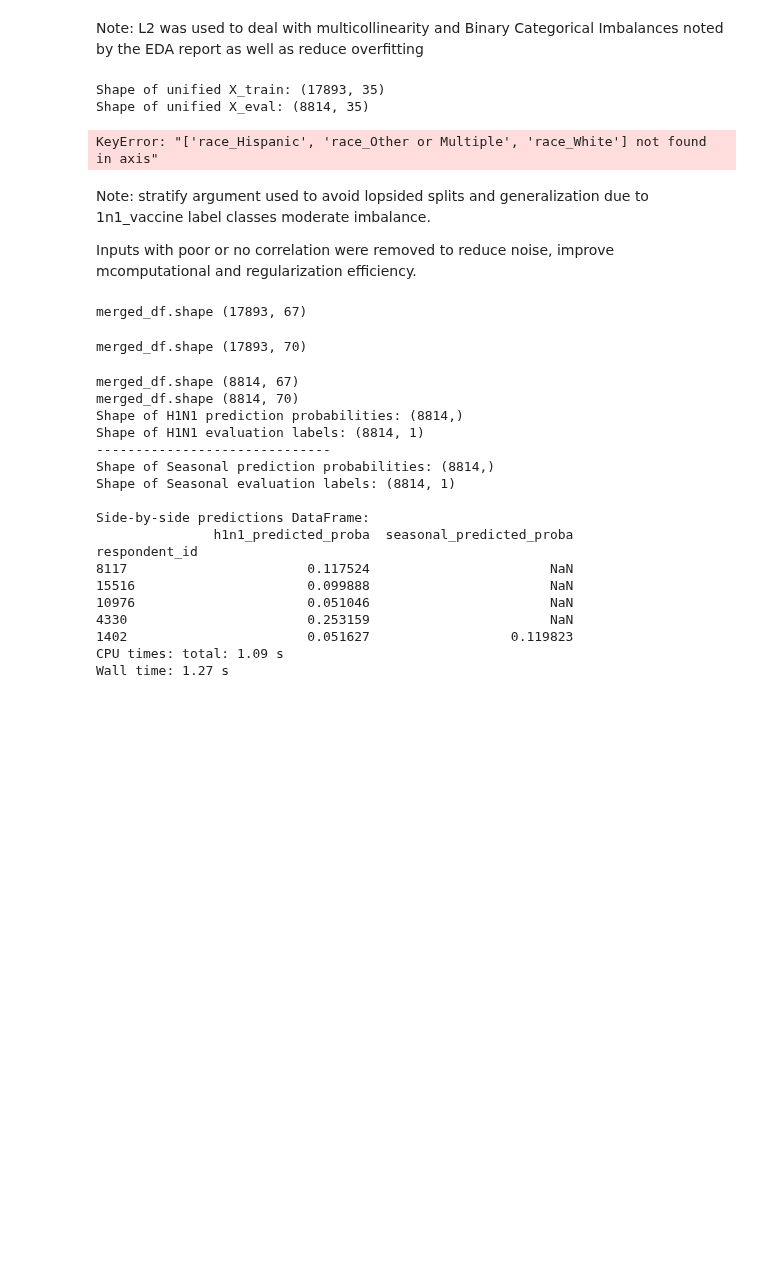
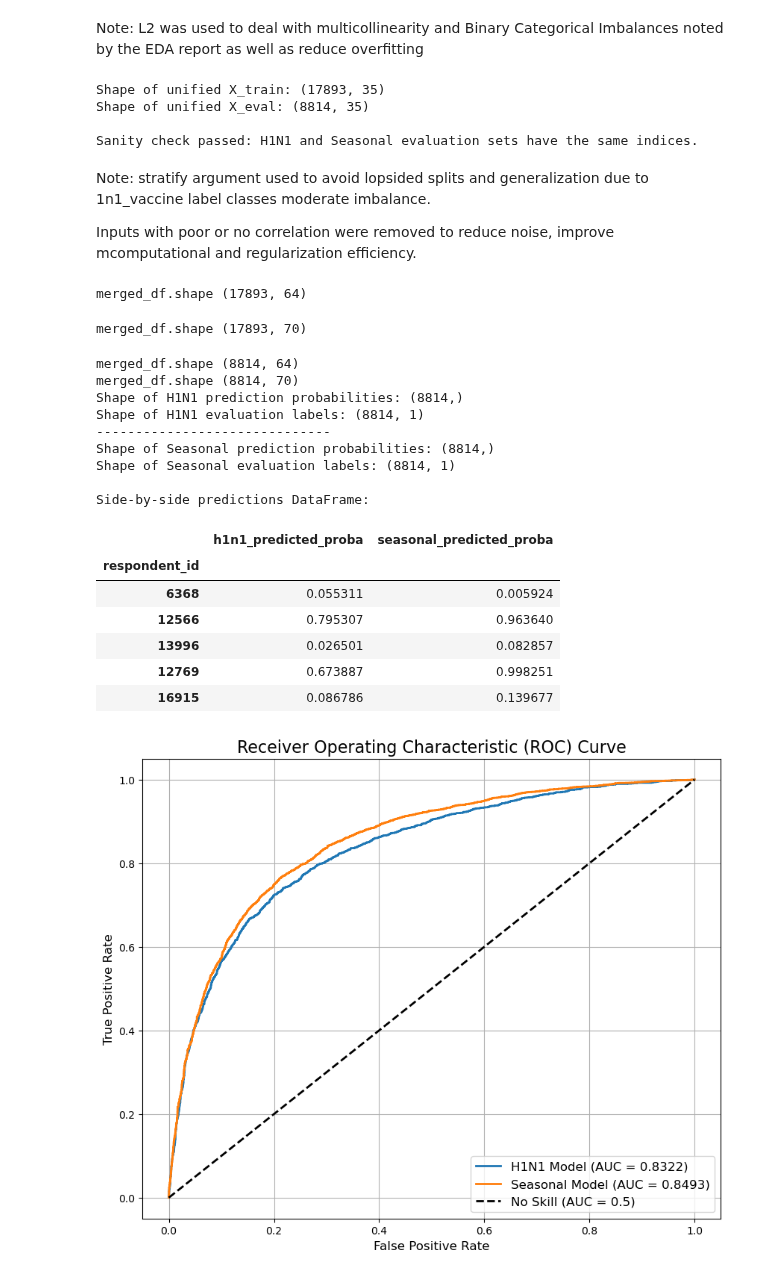
Before and after one commit to chipwayambokomas/flu_shot_learning, a Jupyter notebook: src/main.ipynb, the cells around one changed output. Cells and saved outputs as stored; diff of their text form; code cells hidden in the pictures; blank space fills up the shorter version.

Commit message:
successfully completed development of model, very happy with results

```diff
--- a/src/main.ipynb
+++ b/src/main.ipynb
@@ -270,7 +270,7 @@ def h1n1_encode_categorical_features(df):
     one_hot_encoder = OneHotEncoder(sparse_output=False, drop='first')
 
     # Fit and transform specific columns
-    one_hot_columns_to_encode = ['race', 'sex','employment_industry', 'employment_occupation', 'marital_status', 'rent_or_own']
+    one_hot_columns_to_encode = ['sex','employment_industry', 'employment_occupation', 'marital_status', 'rent_or_own']
 
     one_hot_encoded_data = one_hot_encoder.fit_transform(df[one_hot_columns_to_encode])
 
@@ -383,7 +383,7 @@ X_train, X_eval, y_train, y_eval = train_test_split(
 print("Shape of unified X_train:", X_train.shape)
 print("Shape of unified X_eval:", X_eval.shape)
 
-h1n1_cols_to_drop = ['opinion_h1n1_sick_from_vacc', 'opinion_seas_sick_from_vacc', 'age_group','race_Hispanic','race_Other or Multiple','race_White','education', 'income_poverty', 'employment_status', 'hhs_geo_region','census_msa','household_adults', 'household_children']
+h1n1_cols_to_drop = ['opinion_h1n1_sick_from_vacc', 'opinion_seas_sick_from_vacc', 'age_group','race','education', 'income_poverty', 'employment_status', 'hhs_geo_region','census_msa','household_adults', 'household_children']
 h1n1_X_train = X_train.drop(columns=h1n1_cols_to_drop)
 h1n1_X_eval = X_eval.drop(columns=h1n1_cols_to_drop)
 h1n1_y_train = y_train[['h1n1_vaccine']]
@@ -400,14 +400,13 @@ print("\nSanity check passed: H1N1 and Seasonal evaluation sets have the same in
 # %% [output]
 Shape of unified X_train: (17893, 35)
 Shape of unified X_eval: (8814, 35)
+
+Sanity check passed: H1N1 and Seasonal evaluation sets have the same indices.
-KeyError: "['race_Hispanic', 'race_Other or Multiple', 'race_White'] not found in axis"
 # %% [markdown]
 Note: stratify argument used to avoid lopsided splits and generalization due to 1n1_vaccine label classes moderate imbalance.
 
 Inputs with poor or no correlation were removed to reduce noise, improve mcomputational and regularization efficiency.
 # %%
-%%time
-
 # Train models
 fullpipeline_h1n1.fit(h1n1_X_train, h1n1_y_train)
 fullpipeline_seasonal.fit(seasonal_X_train, seasonal_y_train)
@@ -432,11 +431,11 @@ seasonal_results = pd.Series(seasonal_preds_proba, index=seasonal_X_eval.index,
 predictions_df = pd.concat([h1n1_results, seasonal_results], axis=1)
 
 print("\nSide-by-side predictions DataFrame:")
-print(predictions_df.head())
+predictions_df.head()
 # %% [output]
-merged_df.shape (17893, 67)
+merged_df.shape (17893, 64)
 merged_df.shape (17893, 70)
-merged_df.shape (8814, 67)
+merged_df.shape (8814, 64)
 merged_df.shape (8814, 70)
 Shape of H1N1 prediction probabilities: (8814,)
 Shape of H1N1 evaluation labels: (8814, 1)
@@ -445,12 +444,34 @@ Shape of Seasonal prediction probabilities: (8814,)
 Shape of Seasonal evaluation labels: (8814, 1)
 
 Side-by-side predictions DataFrame:
-               h1n1_predicted_proba  seasonal_predicted_proba
-respondent_id
-8117                       0.117524                       NaN
-15516                      0.099888                       NaN
-10976                      0.051046                       NaN
-4330                       0.253159                       NaN
-1402                       0.051627                  0.119823
-CPU times: total: 1.09 s
-Wall time: 1.27 s
+|  | h1n1_predicted_proba | seasonal_predicted_proba |
+| respondent_id |  |  |
+| 6368 | 0.055311 | 0.005924 |
+| 12566 | 0.795307 | 0.963640 |
+| 13996 | 0.026501 | 0.082857 |
+| 12769 | 0.673887 | 0.998251 |
+| 16915 | 0.086786 | 0.139677 |
+# %%
+# Calculate metrics for H1N1
+fpr_h1n1, tpr_h1n1, _ = roc_curve(h1n1_y_eval, h1n1_preds_proba)
+auc_h1n1 = roc_auc_score(h1n1_y_eval, h1n1_preds_proba)
+
+# Calculate metrics for Seasonal
+fpr_seasonal, tpr_seasonal, _ = roc_curve(seasonal_y_eval, seasonal_preds_proba)
+auc_seasonal = roc_auc_score(seasonal_y_eval, seasonal_preds_proba)
+
+# Create the plot
+plt.figure(figsize=(10, 8))
+plt.plot(fpr_h1n1, tpr_h1n1, lw=2, label=f'H1N1 Model (AUC = {auc_h1n1:.4f})')
+plt.plot(fpr_seasonal, tpr_seasonal, lw=2, label=f'Seasonal Model (AUC = {auc_seasonal:.4f})')
+plt.plot([0, 1], [0, 1], 'k--', lw=2, label='No Skill (AUC = 0.5)')
+
+# Formatting
+plt.title('Receiver Operating Characteristic (ROC) Curve', fontsize=16)
+plt.xlabel('False Positive Rate', fontsize=12)
+plt.ylabel('True Positive Rate', fontsize=12)
+plt.legend(loc='lower right', fontsize=12)
+plt.grid(True)
+plt.show()
+# %% [output]
+[figure, added]
```
Also changed, not shown: parts of 1 cell of this notebook.
